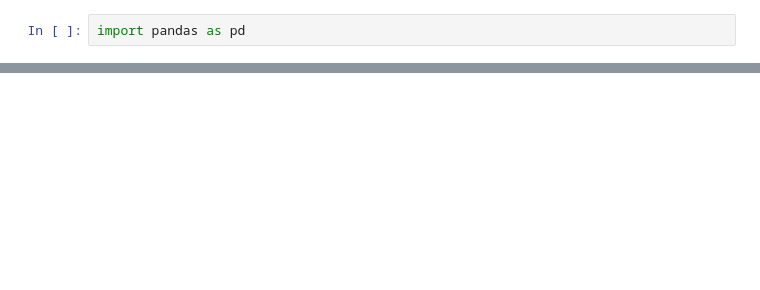
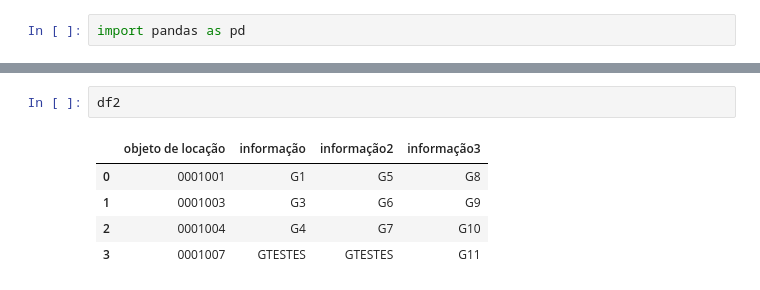
Before and after one commit to Ga-Moura/sop, a Jupyter notebook: merge_multiplo.ipynb, the cells around one changed output, grey strips where cells are left out. Drawn from its saved outputs; the diff is of its cells as text; blank space fills up the shorter version.

```diff
--- a/merge_multiplo.ipynb
+++ b/merge_multiplo.ipynb
@@ -69,0 +104,8 @@ ValueError: left_index parameter must be of type bool, not <class 'list'>
+# %%
+df2
+# %% [output]
+|  | objeto de locação | informação | informação2 | informação3 |
+| 0 | 0001001 | G1 | G5 | G8 |
+| 1 | 0001003 | G3 | G6 | G9 |
+| 2 | 0001004 | G4 | G7 | G10 |
+| 3 | 0001007 | GTESTES | GTESTES | G11 |
```
Also changed, not shown: parts of 10 cells of this notebook, 2 other files.
